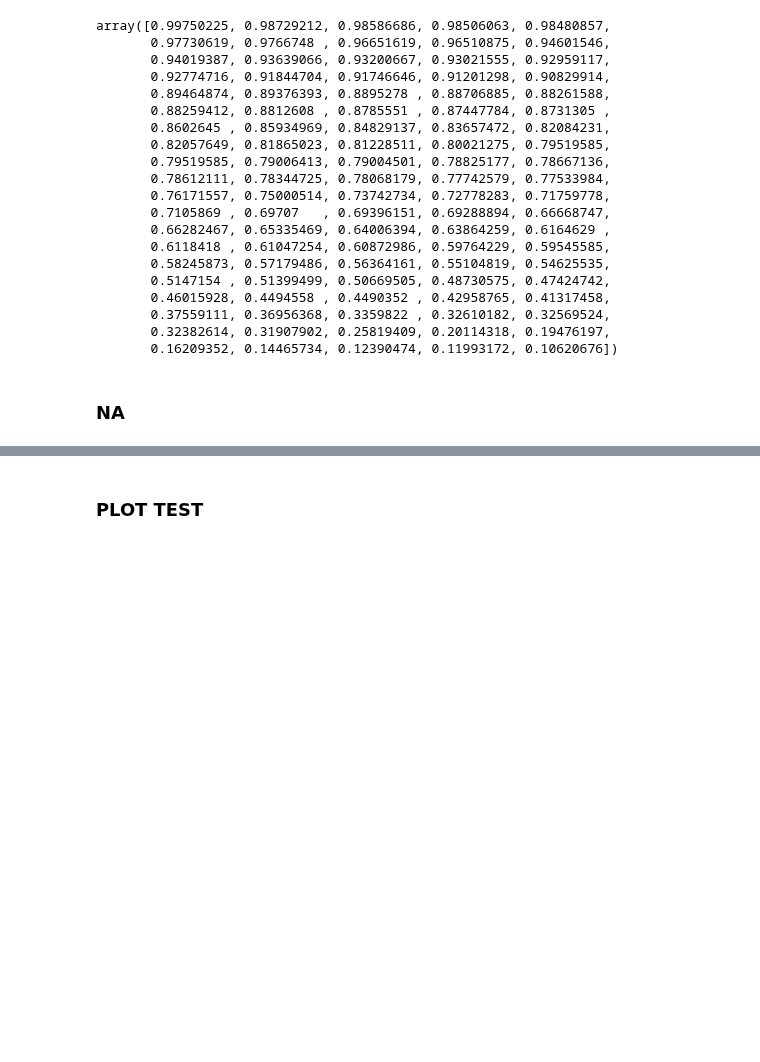
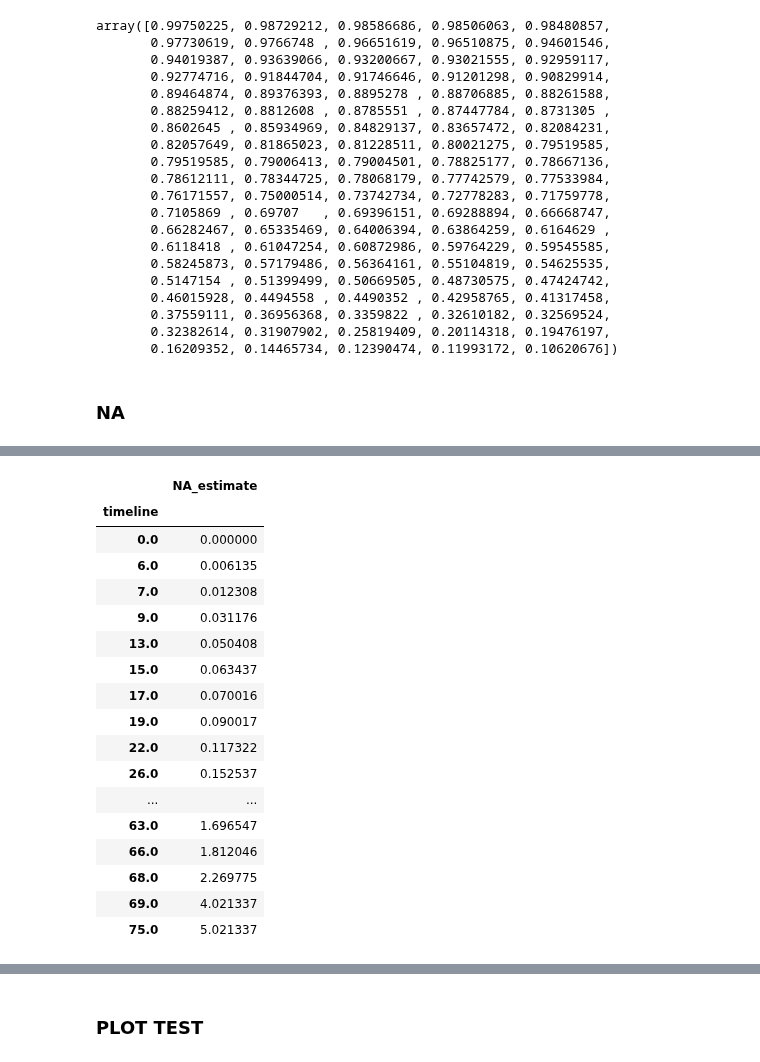
Before and after one commit to iuliivasilev/dev-survivors, a Jupyter notebook: demonstration/NewKM.ipynb, the cells around one changed output, grey strips where cells are left out. Drawn from its saved outputs; the diff is of its cells as text; code cells hidden in the pictures; blank space fills up the shorter version.

```diff
--- a/demonstration/NewKM.ipynb
+++ b/demonstration/NewKM.ipynb
@@ -259,0 +282,23 @@ array([2.20351786e-03, 1.32704546e-02, 1.48136024e-02, 1.54325314e-02,
+# %%
+na = NelsonAalenFitter(nelson_aalen_smoothing = True)
+na.fit(waltons['T'], waltons['E'])
+na.cumulative_hazard_
+# %% [output]
+|  | NA_estimate |
+| timeline |  |
+| 0.0 | 0.000000 |
+| 6.0 | 0.006135 |
+| 7.0 | 0.012308 |
+| 9.0 | 0.031176 |
+| 13.0 | 0.050408 |
+| 15.0 | 0.063437 |
+| 17.0 | 0.070016 |
+| 19.0 | 0.090017 |
+| 22.0 | 0.117322 |
+| 26.0 | 0.152537 |
+| ... | ... |
+| 63.0 | 1.696547 |
+| 66.0 | 1.812046 |
+| 68.0 | 2.269775 |
+| 69.0 | 4.021337 |
+| 75.0 | 5.021337 |
```
Also changed, not shown: parts of 12 cells of this notebook, 1 other file.
